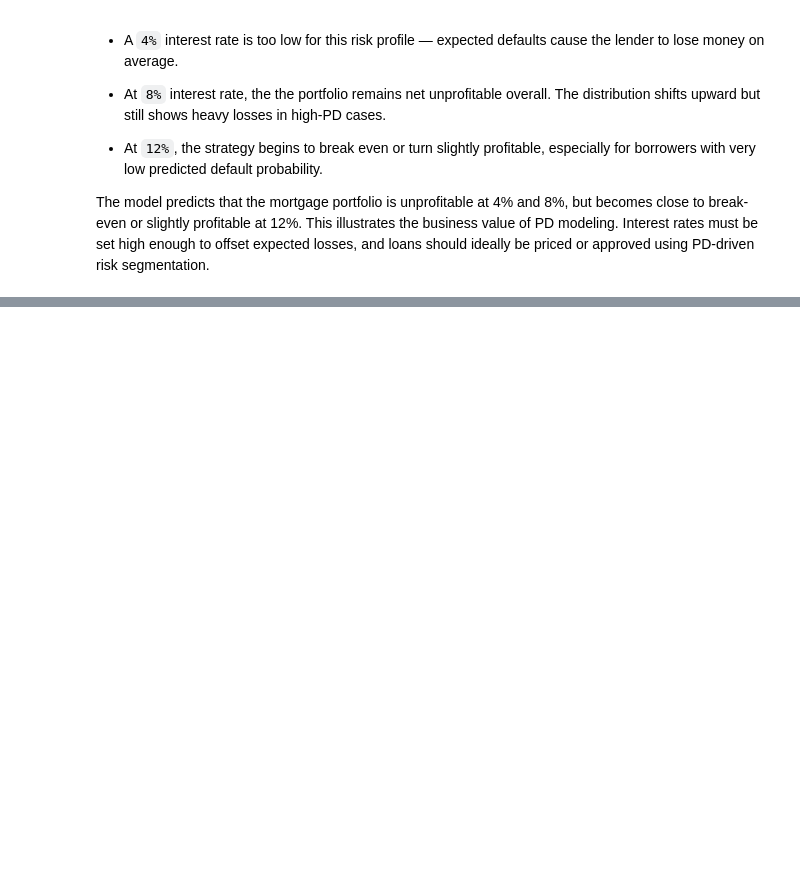
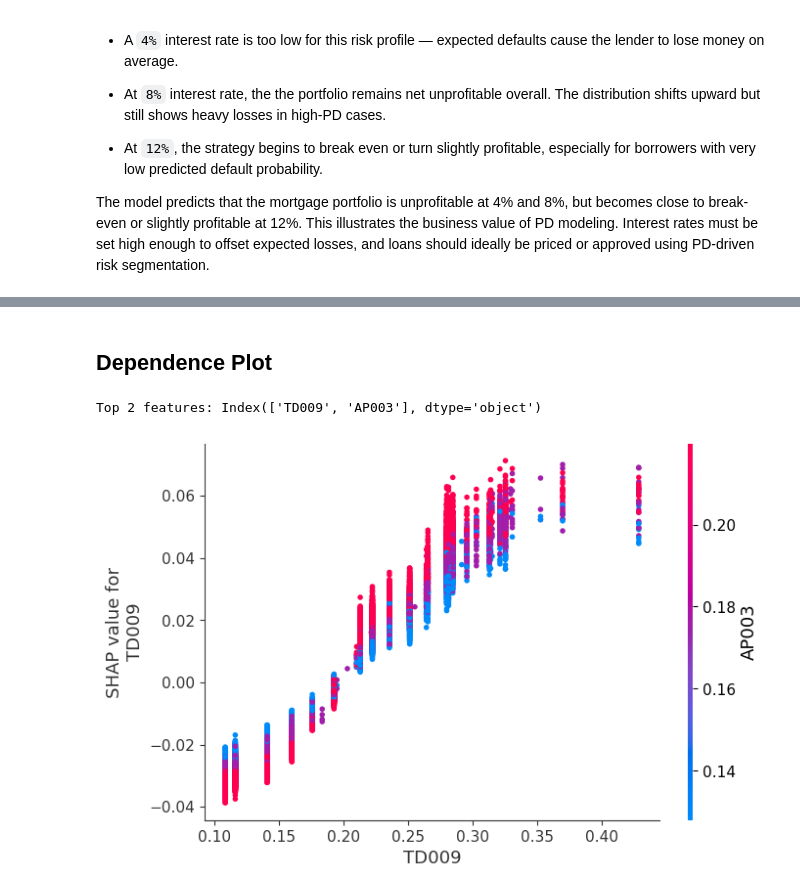
Before and after one commit to HiMyNameIsBoxxy/mortage-default-prediction, a Jupyter notebook: mortgage-default-prediction.ipynb, the cells around one changed output, grey strips where cells are left out. Cells and saved outputs as stored; diff of their text form; code cells hidden in the pictures; blank space fills up the shorter version.

```diff
--- a/mortgage-default-prediction.ipynb
+++ b/mortgage-default-prediction.ipynb
@@ -1041,0 +1143,11 @@ The model predicts that the mortgage portfolio is unprofitable at 4% and 8%, but
+# %% [markdown]
+## Dependence Plot <a name="8.4"></a>
+# %%
+mean_abs_shap = np.abs(shap_vals).mean(axis=0)
+top_features = X_test_final.columns[np.argsort(mean_abs_shap)[-2:]]
+print("Top 2 features:", top_features)
+
+shap.dependence_plot(top_features[0], shap_vals, X_test_final)
+# %% [output]
+Top 2 features: Index(['TD009', 'AP003'], dtype='object')
+[figure, added]
```
Also changed, not shown: parts of 16 cells of this notebook.
